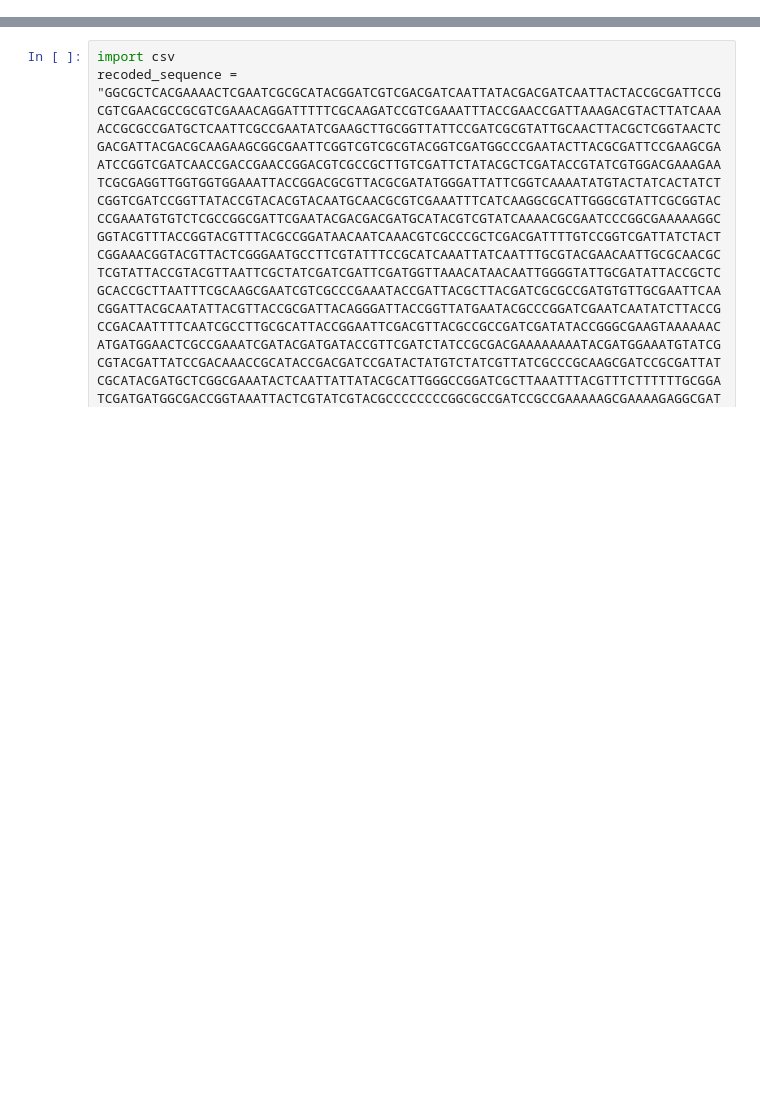
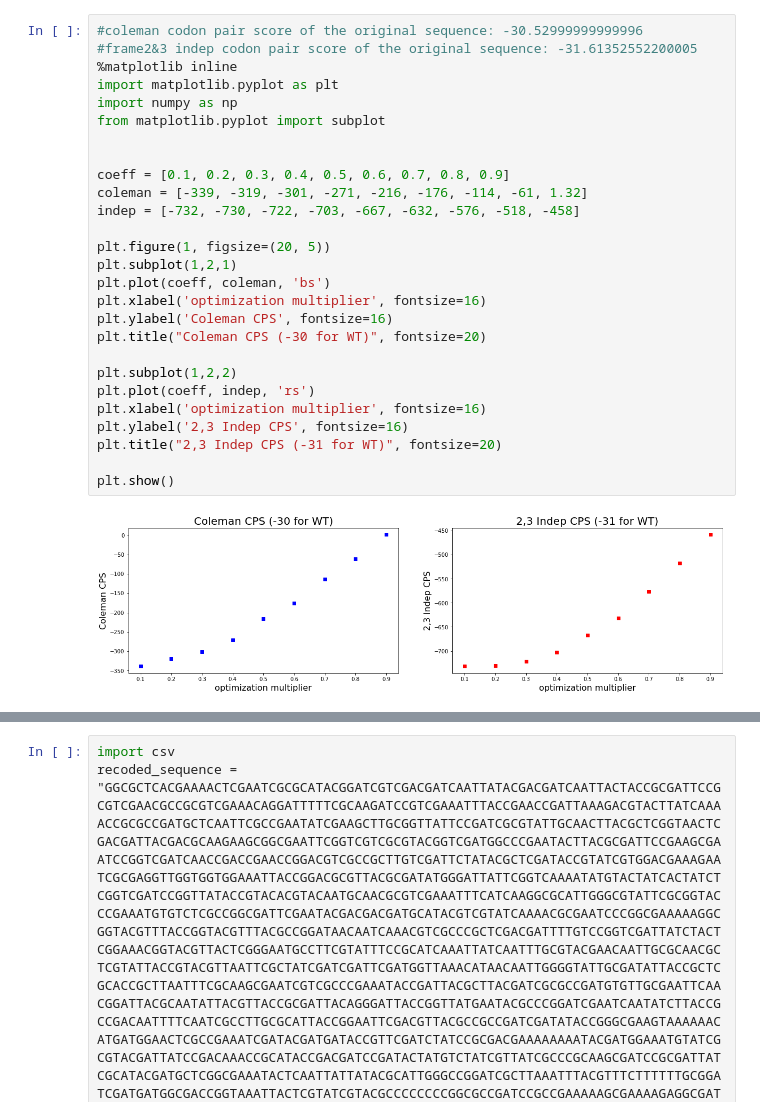
Before and after one commit to ayurovsky/ipython_notebooks_dsl, a Jupyter notebook: gene_redesign_maximize_dimers/Maximizer_Certain_Codon_Pairs.ipynb, the cells around one changed output, grey strips where cells are left out. Cells and saved outputs as stored; diff of their text form; blank space fills up the shorter version.

Commit message:
maximizing F2,3 - m * coleman

```diff
--- a/gene_redesign_maximize_dimers/Maximizer_Certain_Codon_Pairs.ipynb
+++ b/gene_redesign_maximize_dimers/Maximizer_Certain_Codon_Pairs.ipynb
@@ -0,0 +1,29 @@
+# %%
+#coleman codon pair score of the original sequence: -30.52999999999996
+#frame2&3 indep codon pair score of the original sequence: -31.61352552200005
+%matplotlib inline
+import matplotlib.pyplot as plt
+import numpy as np
+from matplotlib.pyplot import subplot
+
+
+coeff = [0.1, 0.2, 0.3, 0.4, 0.5, 0.6, 0.7, 0.8, 0.9]
+coleman = [-339, -319, -301, -271, -216, -176, -114, -61, 1.32]
+indep = [-732, -730, -722, -703, -667, -632, -576, -518, -458]
+
+plt.figure(1, figsize=(20, 5))
+plt.subplot(1,2,1)
+plt.plot(coeff, coleman, 'bs')
+plt.xlabel('optimization multiplier', fontsize=16)
+plt.ylabel('Coleman CPS', fontsize=16)
+plt.title("Coleman CPS (-30 for WT)", fontsize=20)
+
+plt.subplot(1,2,2)
+plt.plot(coeff, indep, 'rs')
+plt.xlabel('optimization multiplier', fontsize=16)
+plt.ylabel('2,3 Indep CPS', fontsize=16)
+plt.title("2,3 Indep CPS (-31 for WT)", fontsize=20)
+
+plt.show()
+# %% [output]
+[figure, added]
```
Also changed, not shown: parts of 5 cells of this notebook.
